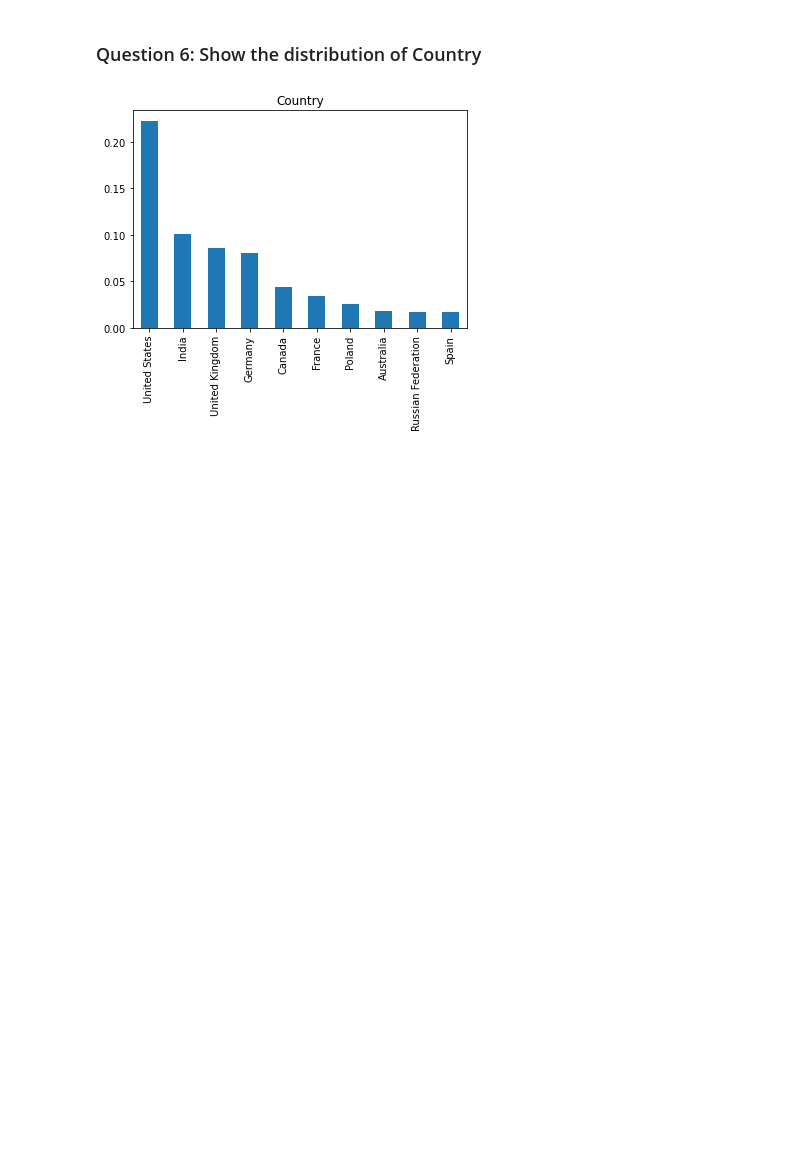
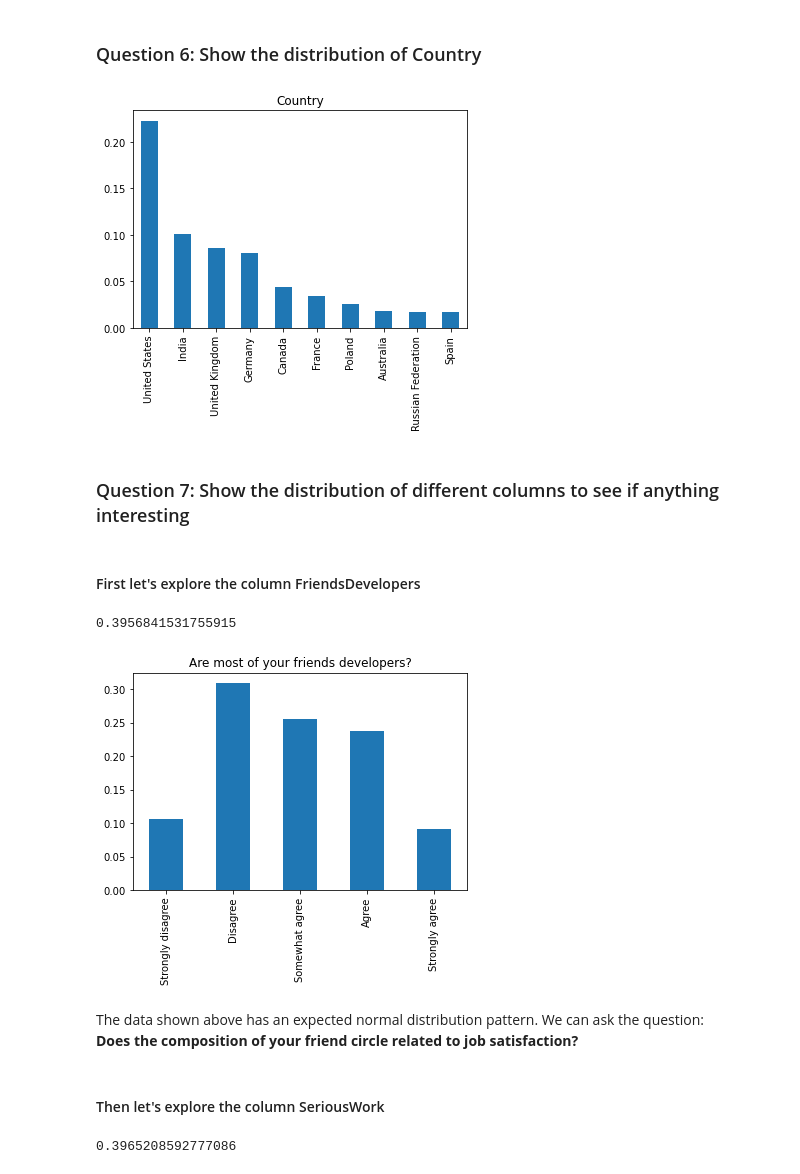
Before and after one commit to Simonabubito/Shen_stackoverflow, a Jupyter notebook: Look at the data.ipynb, the cells around one changed output. Drawn from its saved outputs; the diff is of its cells as text; code cells hidden in the pictures; blank space fills up the shorter version.

Commit message:
Modified Look at the data_ipynb to determine 3 questions for blog post.

```diff
--- a/Look at the data.ipynb
+++ b/Look at the data.ipynb
@@ -78,3 +78,28 @@ country_vals = df.Country.value_counts()
 (country_vals[:10] / df.shape[0]).plot(kind = 'bar', title = 'Country');
 # %% [output]
 [figure]
+# %% [markdown]
+### Question 7: Show the distribution of different columns to see if anything interesting
+# %% [markdown]
+#### First let's explore the column FriendsDevelopers
+# %%
+# check how much percent of FriendsDevelopers column is null
+df.FriendsDevelopers.isnull().mean()
+# %% [output]
+0.3956841531755915
+# %%
+FriDev = df.FriendsDevelopers.value_counts()
+new_index = ['Strongly disagree', 'Disagree', 'Somewhat agree', 'Agree', 'Strongly agree']
+FriDev = FriDev.reindex(index = new_index)
+(FriDev / np.sum(FriDev)).plot(kind = 'bar', title = 'Are most of your friends developers?');
+# %% [output]
+[figure, added]
+# %% [markdown]
+The data shown above has an expected normal distribution pattern. We can ask the question: <br>
+**Does the composition of your friend circle related to job satisfaction?**
+# %% [markdown]
+#### Then let's explore the column SeriousWork
+# %%
+df.SeriousWork.isnull().mean()
+# %% [output]
+0.3965208592777086
```
Also changed, not shown: parts of 12 cells of this notebook.
